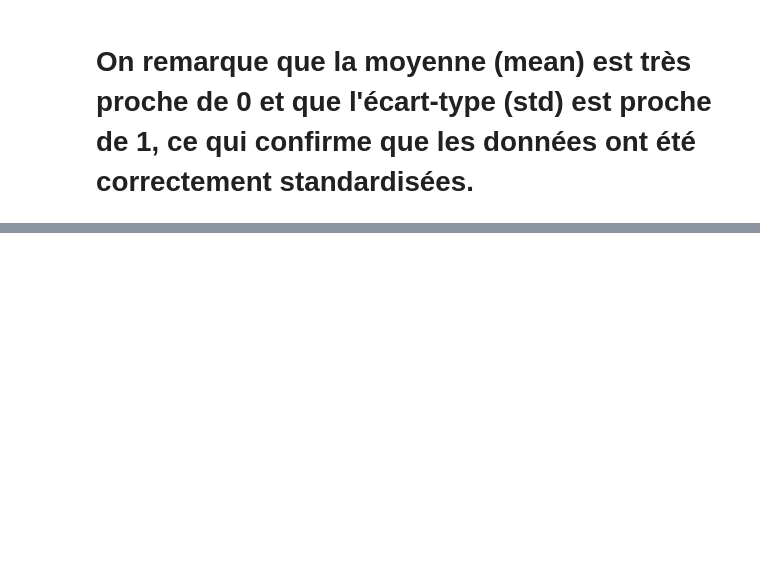
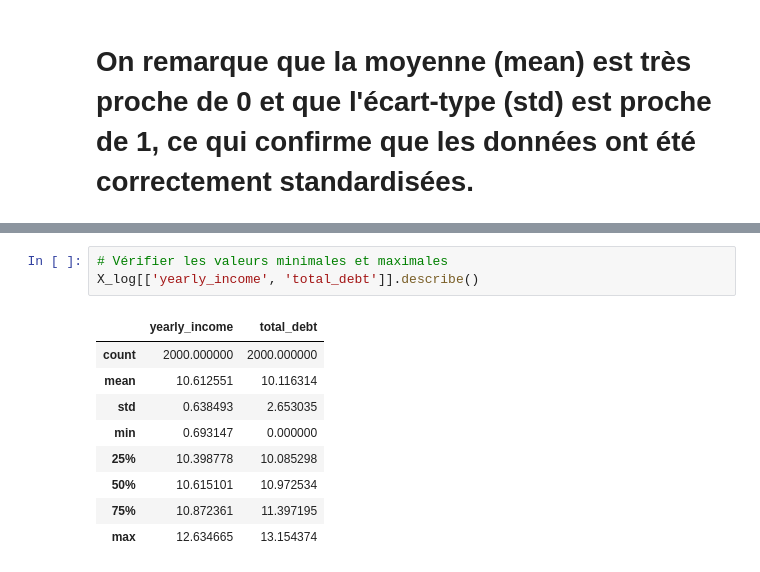
Before and after one commit to rimlahrech05-66/clustering, a Jupyter notebook: data.ipynb, the cells around one changed output, grey strips where cells are left out. Drawn from its saved outputs; the diff is of its cells as text; blank space fills up the shorter version.

```diff
--- a/data.ipynb
+++ b/data.ipynb
@@ -203,0 +233,13 @@ X_scaled.describe()
+# %%
+# Vérifier les valeurs minimales et maximales
+X_log[['yearly_income', 'total_debt']].describe()
+# %% [output]
+|  | yearly_income | total_debt |
+| count | 2000.000000 | 2000.000000 |
+| mean | 10.612551 | 10.116314 |
+| std | 0.638493 | 2.653035 |
+| min | 0.693147 | 0.000000 |
+| 25% | 10.398778 | 10.085298 |
+| 50% | 10.615101 | 10.972534 |
+| 75% | 10.872361 | 11.397195 |
+| max | 12.634665 | 13.154374 |
```
Also changed, not shown: parts of 5 cells of this notebook.
